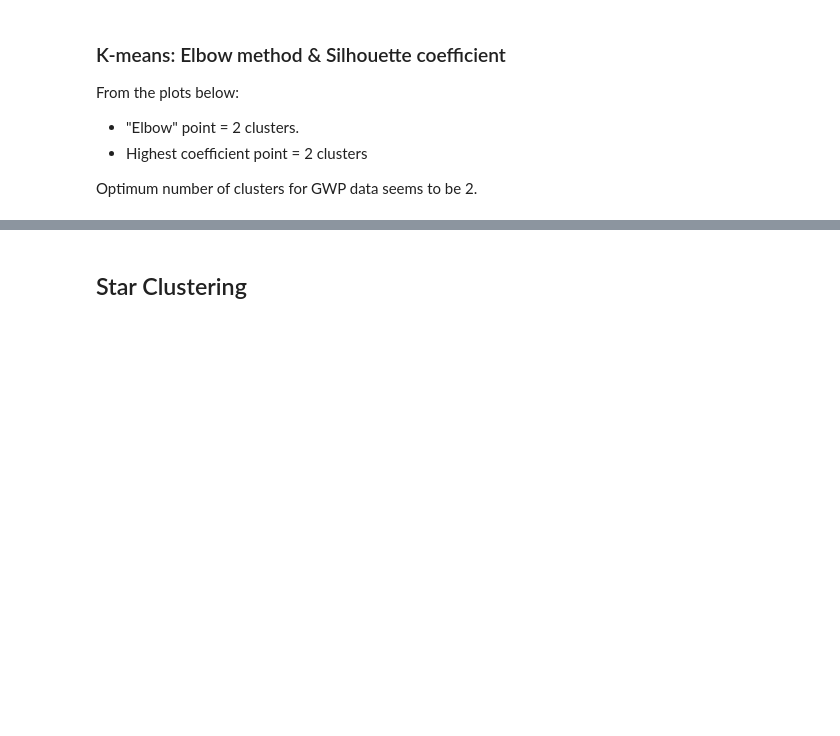
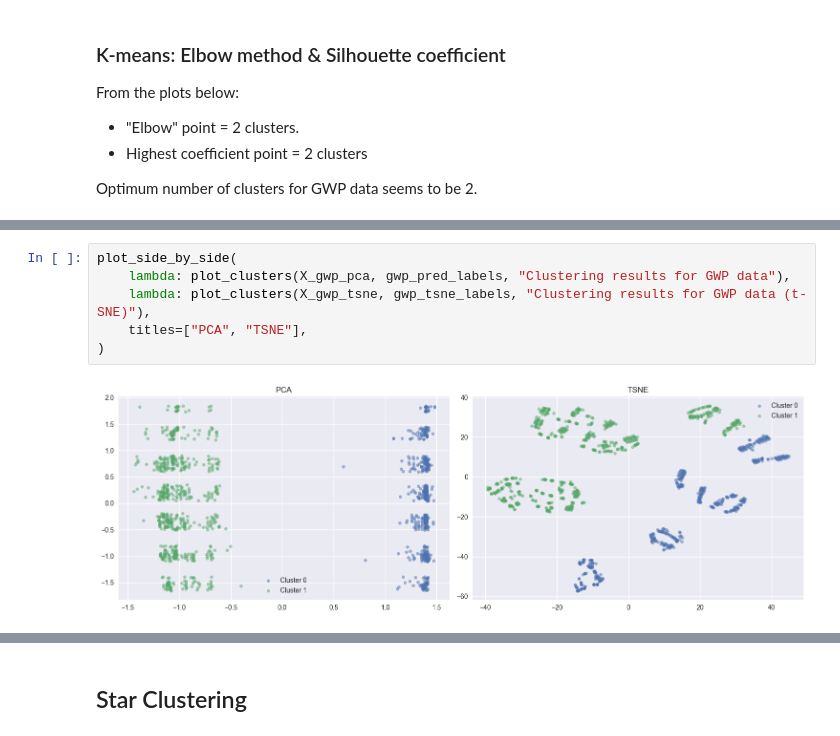
Before and after one commit to TNicko/DataMiningML, a Jupyter notebook: task3_4.ipynb, the cells around one changed output, grey strips where cells are left out. Drawn from its saved outputs; the diff is of its cells as text; blank space fills up the shorter version.

```diff
--- a/task3_4.ipynb
+++ b/task3_4.ipynb
@@ -77,0 +135,8 @@ plot_side_by_side(
+# %%
+plot_side_by_side(
+    lambda: plot_clusters(X_gwp_pca, gwp_pred_labels, "Clustering results for GWP data"),
+    lambda: plot_clusters(X_gwp_tsne, gwp_tsne_labels, "Clustering results for GWP data (t-SNE)"),
+    titles=["PCA", "TSNE"],
+)
+# %% [output]
+[figure, added]
```
Also changed, not shown: parts of 14 cells of this notebook, 4 other files.
